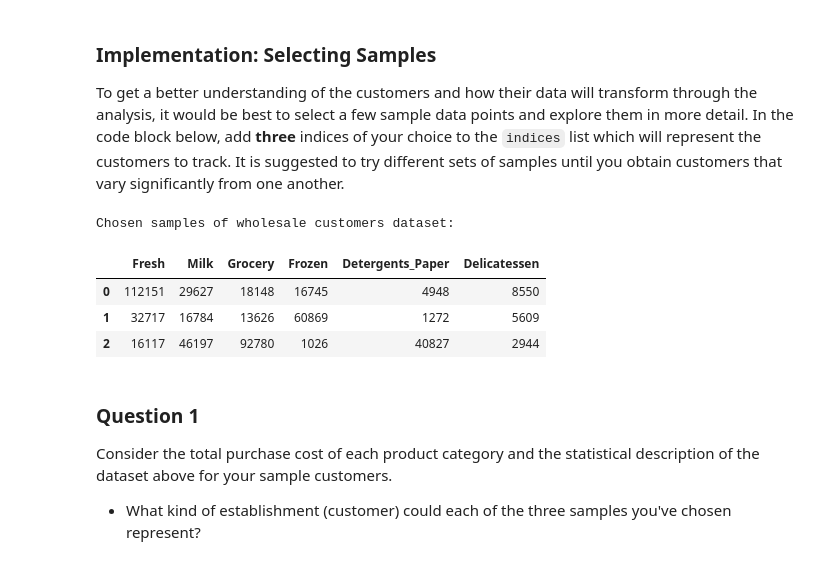
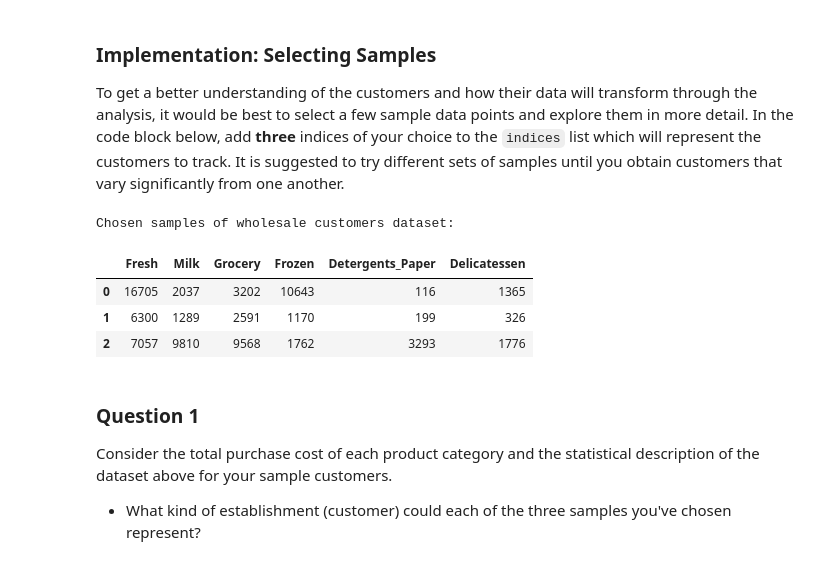
Before and after one commit to renangohe/machine-learning, a Jupyter notebook: projects/customer_segments/customer_segments.ipynb, the cells around one changed output. Cells and saved outputs as stored; diff of their text form; code cells hidden in the pictures.

```diff
--- a/projects/customer_segments/customer_segments.ipynb
+++ b/projects/customer_segments/customer_segments.ipynb
@@ -65,18 +60,18 @@ data.loc[data.Fresh.max() == data.Fresh]
 To get a better understanding of the customers and how their data will transform through the analysis, it would be best to select a few sample data points and explore them in more detail. In the code block below, add **three** indices of your choice to the `indices` list which will represent the customers to track. It is suggested to try different sets of samples until you obtain customers that vary significantly from one another.
 # %%
 # TODO: Select three indices of your choice you wish to sample from the dataset
-indices = [181, 325, 85]
+indices = [70, 135, 1]
 
 # Create a DataFrame of the chosen samples
 samples = pd.DataFrame(data.loc[indices], columns = data.keys()).reset_index(drop = True)
 print("Chosen samples of wholesale customers dataset:")
 display(samples)
 # %% [output]
 Chosen samples of wholesale customers dataset:
 |  | Fresh | Milk | Grocery | Frozen | Detergents_Paper | Delicatessen |
-| 0 | 112151 | 29627 | 18148 | 16745 | 4948 | 8550 |
-| 1 | 32717 | 16784 | 13626 | 60869 | 1272 | 5609 |
-| 2 | 16117 | 46197 | 92780 | 1026 | 40827 | 2944 |
+| 0 | 16705 | 2037 | 3202 | 10643 | 116 | 1365 |
+| 1 | 6300 | 1289 | 2591 | 1170 | 199 | 326 |
+| 2 | 7057 | 9810 | 9568 | 1762 | 3293 | 1776 |
 # %% [markdown]
 ### Question 1
 Consider the total purchase cost of each product category and the statistical description of the dataset above for your sample customers.
```
Also changed, not shown: parts of 23 cells of this notebook, 1 other file.
